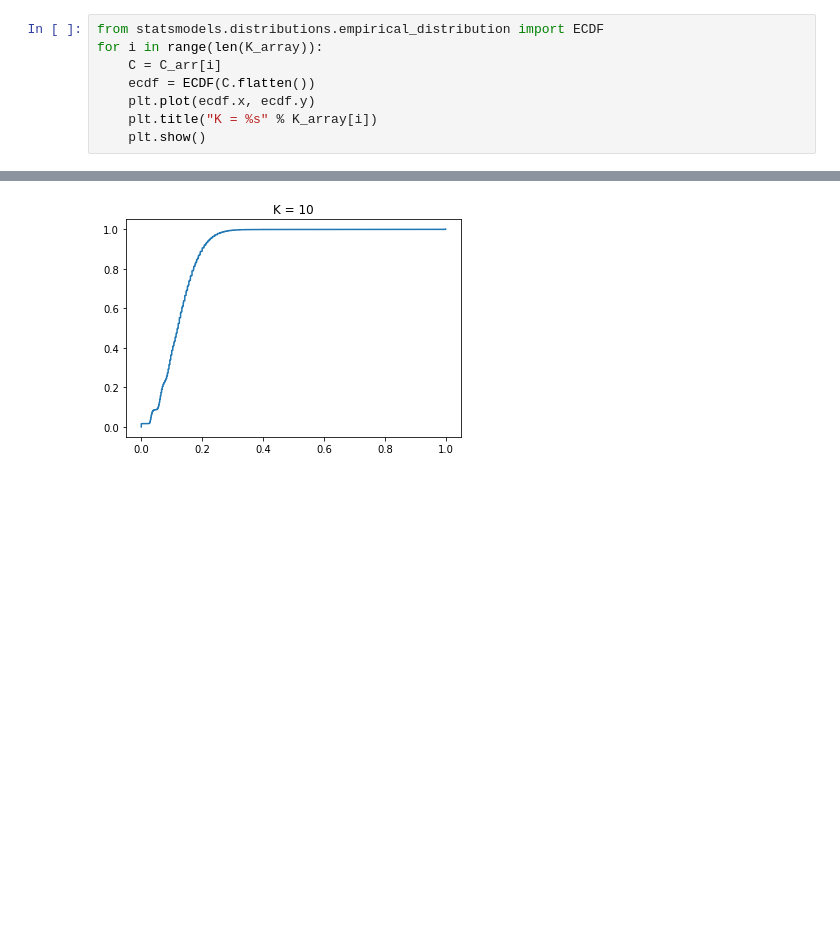
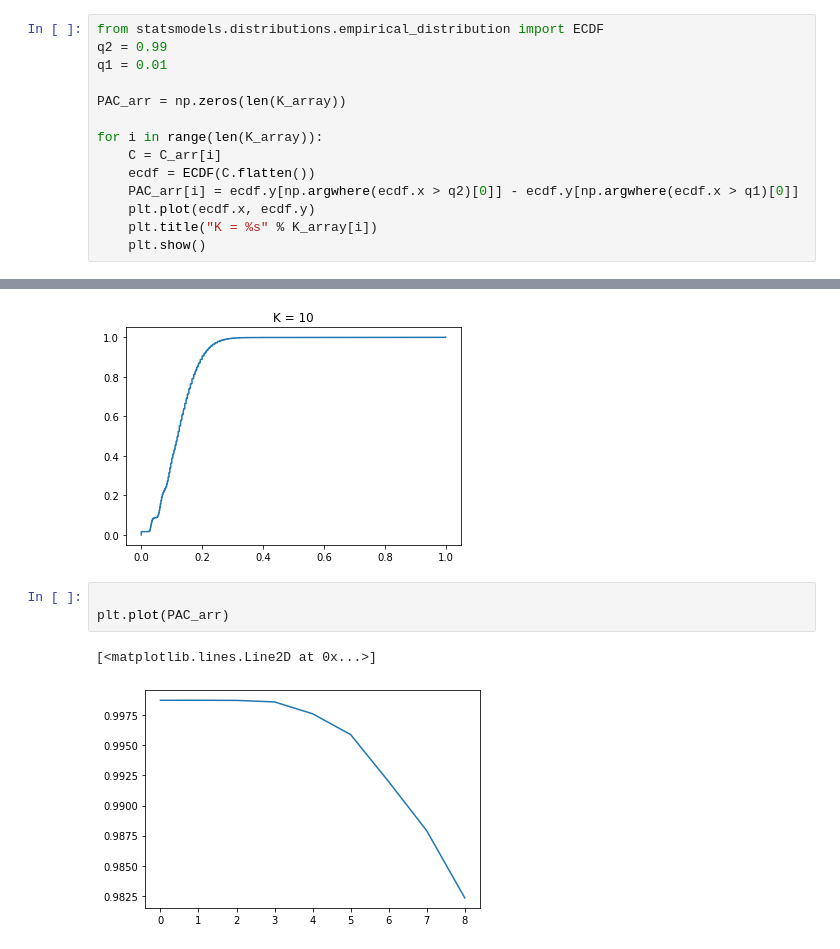
Before and after one commit to dtonderski/statistical_learning_for_big_data, a Jupyter notebook: Homework 2/Consensus_david.ipynb, the cells around one changed output, grey strips where cells are left out. Cells and saved outputs as stored; diff of their text form; blank space fills up the shorter version.

```diff
--- a/Homework 2/Consensus_david.ipynb
+++ b/Homework 2/Consensus_david.ipynb
@@ -58,9 +58,15 @@ for i, K in enumerate(K_array):
     C_arr[i] = C
 # %%
 from statsmodels.distributions.empirical_distribution import ECDF
+q2 = 0.99
+q1 = 0.01
+
+PAC_arr = np.zeros(len(K_array))
+
 for i in range(len(K_array)):
     C = C_arr[i]
     ecdf = ECDF(C.flatten())
+    PAC_arr[i] = ecdf.y[np.argwhere(ecdf.x > q2)[0]] - ecdf.y[np.argwhere(ecdf.x > q1)[0]]
     plt.plot(ecdf.x, ecdf.y)
     plt.title("K = %s" % K_array[i])
     plt.show()
@@ -74,3 +80,9 @@ for i in range(len(K_array)):
 [figure]
 [figure]
 [figure]
+# %%
+
+plt.plot(PAC_arr)
+# %% [output]
+[<matplotlib.lines.Line2D at 0x...>]
+[figure, added]
```
Also changed, not shown: parts of 1 cell of this notebook, 8 other files.
